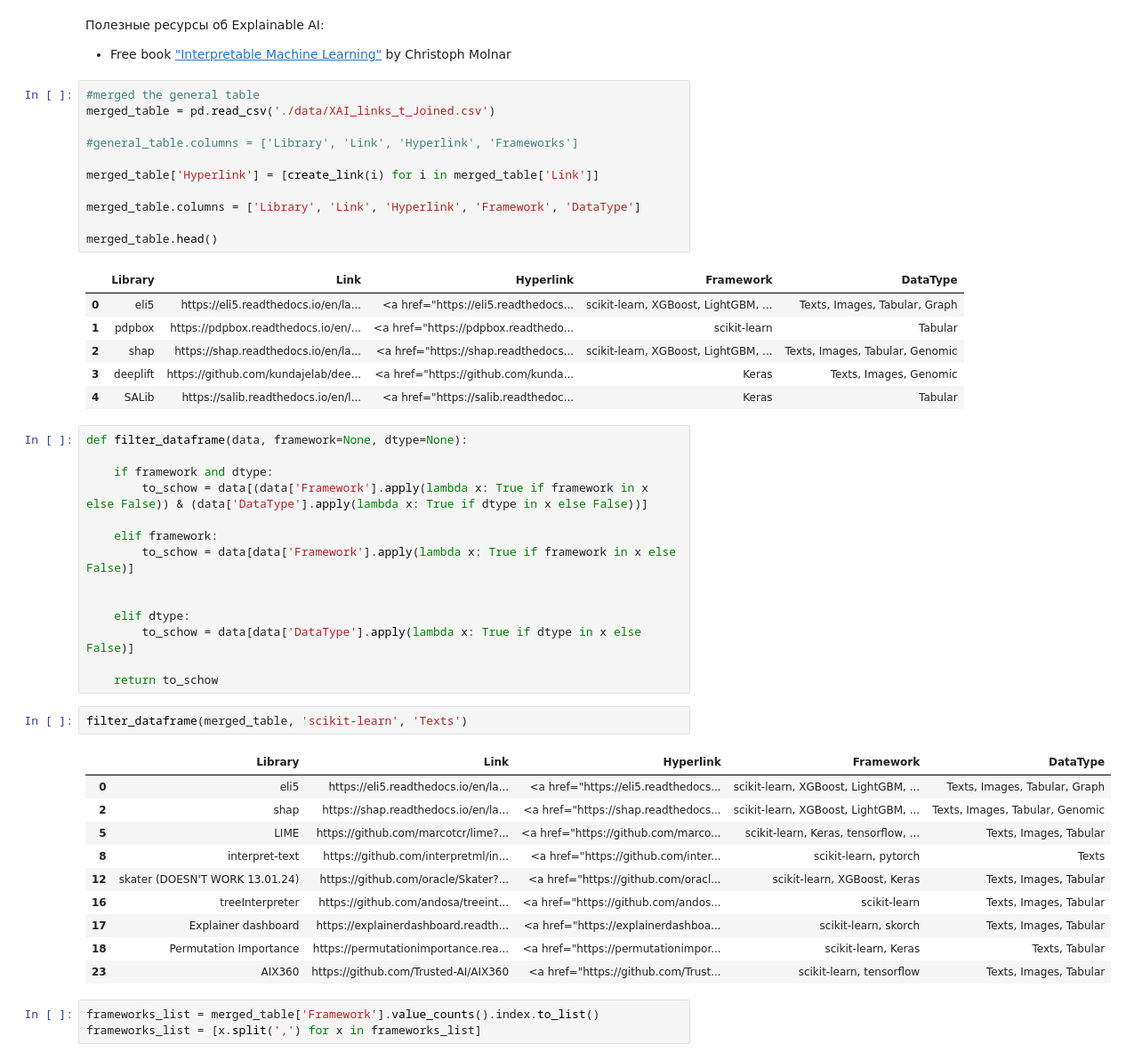
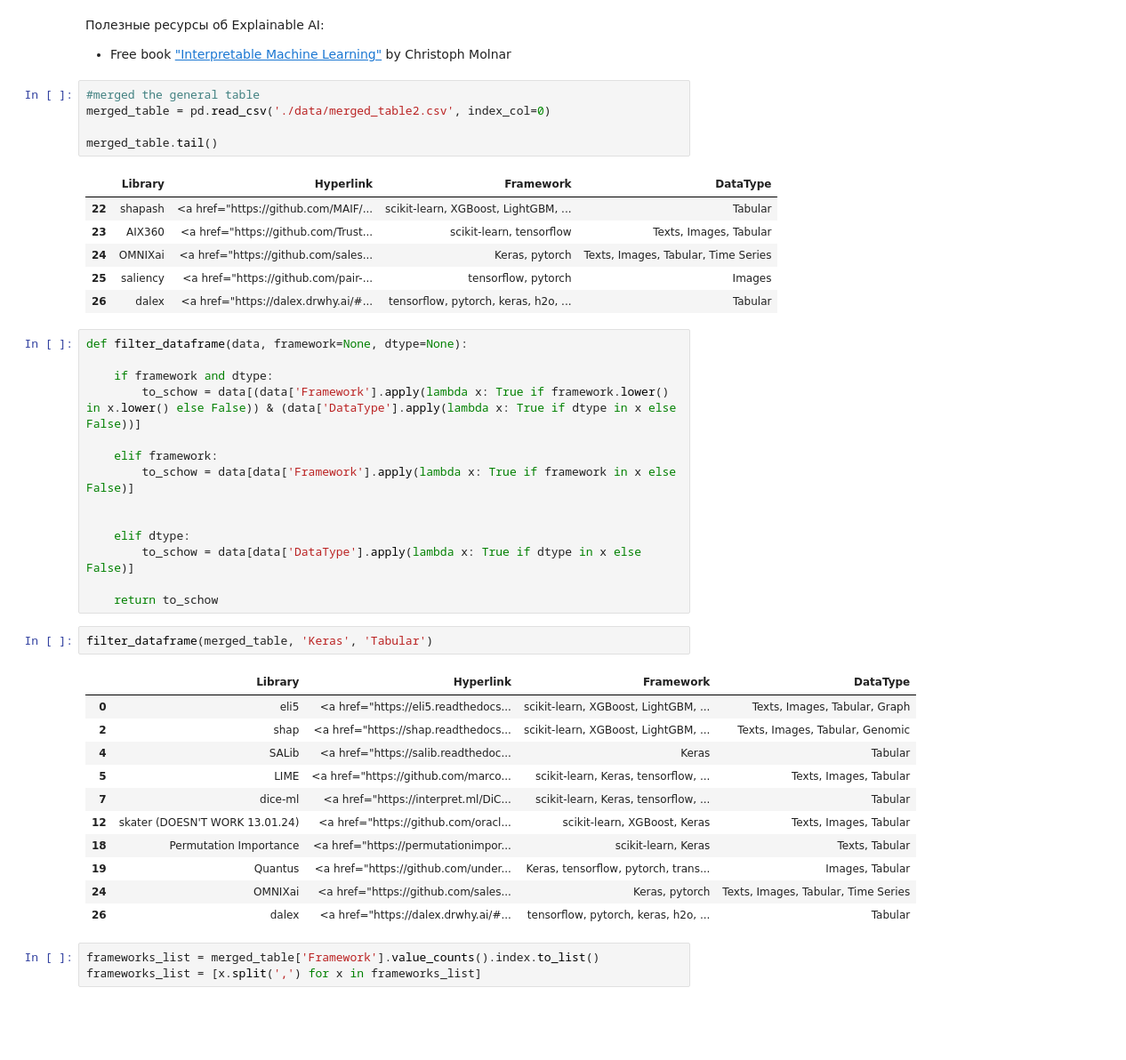
Before and after one commit to SadSabrina/streamlit_XAI_table, a Jupyter notebook: XAI_data.ipynb, the cells around one changed output. Shown at 89% size. Cells and saved outputs as stored; diff of their text form; blank space fills up the shorter version.

```diff
--- a/XAI_data.ipynb
+++ b/XAI_data.ipynb
@@ -63,27 +46,21 @@ fig.show()
 - Free book ["Interpretable Machine Learning"](https://christophm.github.io/interpretable-ml-book/) by Christoph Molnar
 # %%
 #merged the general table
-merged_table = pd.read_csv('./data/XAI_links_t_Joined.csv')
+merged_table = pd.read_csv('./data/merged_table2.csv', index_col=0)
 
-#general_table.columns = ['Library', 'Link', 'Hyperlink', 'Frameworks']
-
-merged_table['Hyperlink'] = [create_link(i) for i in merged_table['Link']]
-
-merged_table.columns = ['Library', 'Link', 'Hyperlink', 'Framework', 'DataType']
-
-merged_table.head()
+merged_table.tail()
 # %% [output]
-|  | Library | Link | Hyperlink | Framework | DataType |
-| 0 | eli5 | https://eli5.readthedocs.io/en/la... | <a href="https://eli5.readthedocs... | scikit-learn, XGBoost, LightGBM, ... | Texts, Images, Tabular, Graph |
-| 1 | pdpbox | https://pdpbox.readthedocs.io/en/... | <a href="https://pdpbox.readthedo... | scikit-learn | Tabular |
-| 2 | shap | https://shap.readthedocs.io/en/la... | <a href="https://shap.readthedocs... | scikit-learn, XGBoost, LightGBM, ... | Texts, Images, Tabular, Genomic |
-| 3 | deeplift | https://github.com/kundajelab/dee... | <a href="https://github.com/kunda... | Keras | Texts, Images, Genomic |
-| 4 | SALib | https://salib.readthedocs.io/en/l... | <a href="https://salib.readthedoc... | Keras | Tabular |
+|  | Library | Hyperlink | Framework | DataType |
+| 22 | shapash | <a href="https://github.com/MAIF/... | scikit-learn, XGBoost, LightGBM, ... | Tabular |
+| 23 | AIX360 | <a href="https://github.com/Trust... | scikit-learn, tensorflow | Texts, Images, Tabular |
+| 24 | OMNIXai | <a href="https://github.com/sales... | Keras, pytorch | Texts, Images, Tabular, Time Series |
+| 25 | saliency | <a href="https://github.com/pair-... | tensorflow, pytorch | Images |
+| 26 | dalex | <a href="https://dalex.drwhy.ai/#... | tensorflow, pytorch, keras, h2o, ... | Tabular |
 # %%
 def filter_dataframe(data, framework=None, dtype=None):
 
     if framework and dtype:
-        to_schow = data[(data['Framework'].apply(lambda x: True if framework in x else False)) & (data['DataType'].apply(lambda x: True if dtype in x else False))]
+        to_schow = data[(data['Framework'].apply(lambda x: True if framework.lower() in x.lower() else False)) & (data['DataType'].apply(lambda x: True if dtype in x else False))]
 
     elif framework:
         to_schow = data[data['Framework'].apply(lambda x: True if framework in x else False)]
@@ -94,18 +71,19 @@ def filter_dataframe(data, framework=None, dtype=None):
 
     return to_schow
 # %%
-filter_dataframe(merged_table, 'scikit-learn', 'Texts')
+filter_dataframe(merged_table, 'Keras', 'Tabular')
 # %% [output]
-|  | Library | Link | Hyperlink | Framework | DataType |
-| 0 | eli5 | https://eli5.readthedocs.io/en/la... | <a href="https://eli5.readthedocs... | scikit-learn, XGBoost, LightGBM, ... | Texts, Images, Tabular, Graph |
-| 2 | shap | https://shap.readthedocs.io/en/la... | <a href="https://shap.readthedocs... | scikit-learn, XGBoost, LightGBM, ... | Texts, Images, Tabular, Genomic |
-| 5 | LIME | https://github.com/marcotcr/lime?... | <a href="https://github.com/marco... | scikit-learn, Keras, tensorflow, ... | Texts, Images, Tabular |
-| 8 | interpret-text | https://github.com/interpretml/in... | <a href="https://github.com/inter... | scikit-learn, pytorch | Texts |
-| 12 | skater (DOESN'T WORK 13.01.24) | https://github.com/oracle/Skater?... | <a href="https://github.com/oracl... | scikit-learn, XGBoost, Keras | Texts, Images, Tabular |
-| 16 | treeInterpreter | https://github.com/andosa/treeint... | <a href="https://github.com/andos... | scikit-learn | Texts, Images, Tabular |
-| 17 | Explainer dashboard | https://explainerdashboard.readth... | <a href="https://explainerdashboa... | scikit-learn, skorch | Texts, Images, Tabular |
-| 18 | Permutation Importance | https://permutationimportance.rea... | <a href="https://permutationimpor... | scikit-learn, Keras | Texts, Tabular |
-| 23 | AIX360 | https://github.com/Trusted-AI/AIX360 | <a href="https://github.com/Trust... | scikit-learn, tensorflow | Texts, Images, Tabular |
+|  | Library | Hyperlink | Framework | DataType |
+| 0 | eli5 | <a href="https://eli5.readthedocs... | scikit-learn, XGBoost, LightGBM, ... | Texts, Images, Tabular, Graph |
+| 2 | shap | <a href="https://shap.readthedocs... | scikit-learn, XGBoost, LightGBM, ... | Texts, Images, Tabular, Genomic |
+| 4 | SALib | <a href="https://salib.readthedoc... | Keras | Tabular |
+| 5 | LIME | <a href="https://github.com/marco... | scikit-learn, Keras, tensorflow, ... | Texts, Images, Tabular |
+| 7 | dice-ml | <a href="https://interpret.ml/DiC... | scikit-learn, Keras, tensorflow, ... | Tabular |
+| 12 | skater (DOESN'T WORK 13.01.24) | <a href="https://github.com/oracl... | scikit-learn, XGBoost, Keras | Texts, Images, Tabular |
+| 18 | Permutation Importance | <a href="https://permutationimpor... | scikit-learn, Keras | Texts, Tabular |
+| 19 | Quantus | <a href="https://github.com/under... | Keras, tensorflow, pytorch, trans... | Images, Tabular |
+| 24 | OMNIXai | <a href="https://github.com/sales... | Keras, pytorch | Texts, Images, Tabular, Time Series |
+| 26 | dalex | <a href="https://dalex.drwhy.ai/#... | tensorflow, pytorch, keras, h2o, ... | Tabular |
 # %%
 frameworks_list = merged_table['Framework'].value_counts().index.to_list()
 frameworks_list = [x.split(',') for x in frameworks_list]
```
Also changed, not shown: parts of 1 cell of this notebook, 4 other files.
